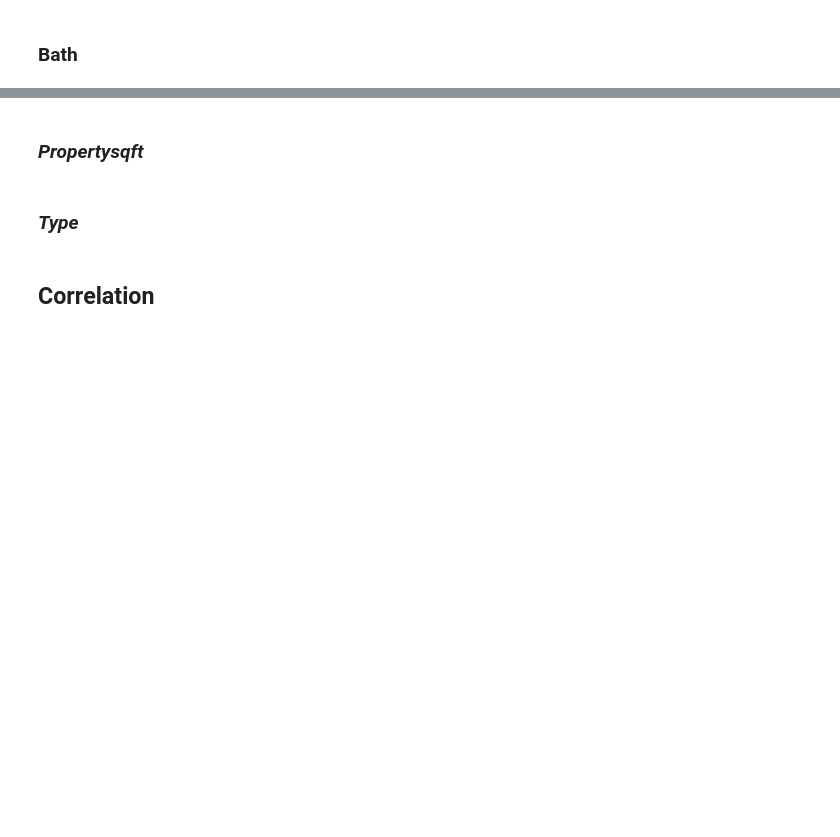
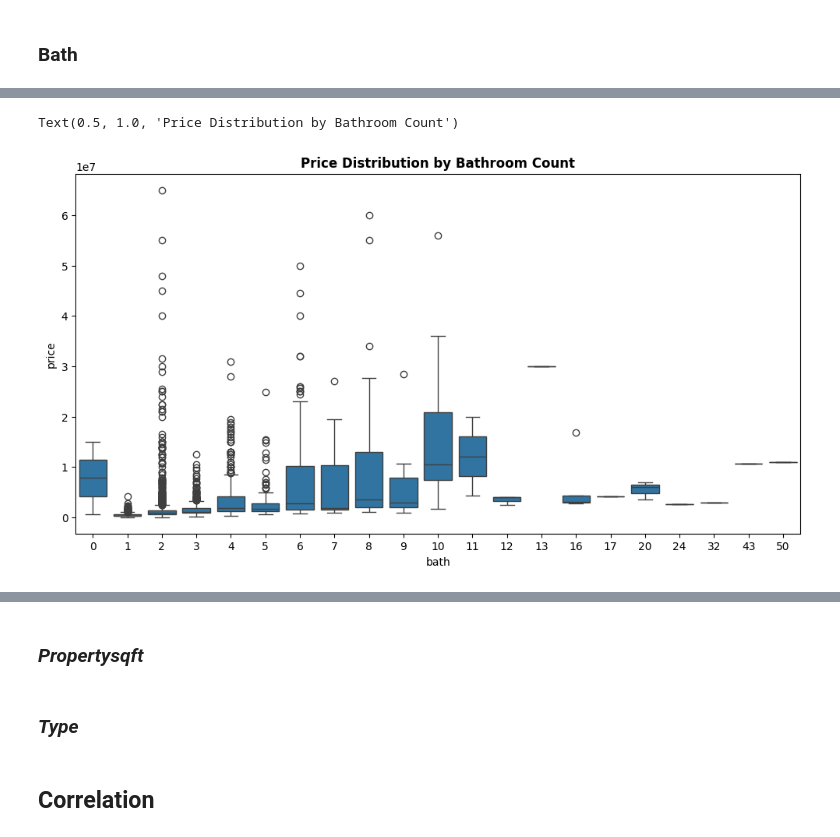
Before and after one commit to codekot/nyc-housing-project, a Jupyter notebook: notebooks/nyc_2024.ipynb, the cells around one changed output, grey strips where cells are left out. Saved outputs shown, nothing was run; the diff lists cells and outputs as text; code cells hidden in the pictures; blank space fills up the shorter version.

```diff
--- a/notebooks/nyc_2024.ipynb
+++ b/notebooks/nyc_2024.ipynb
@@ -728,3 +739,16 @@ df.bath.describe()
+# %%
+plt.figure(figsize=(12, 6))
+sns.boxplot(
+    data=df,  # Filter outliers
+    x='bath',
+    y='price',
+    showfliers=True
+)
+#plt.yscale('log')
+plt.title('Price Distribution by Bathroom Count', fontweight='bold')
+# %% [output]
+Text(0.5, 1.0, 'Price Distribution by Bathroom Count')
+[figure, added]
 # %%
 plt.figure(figsize=(12, 8))
 sns.boxplot(df,y='bath', hue='type')
```
Also changed, not shown: parts of 5 cells of this notebook.
